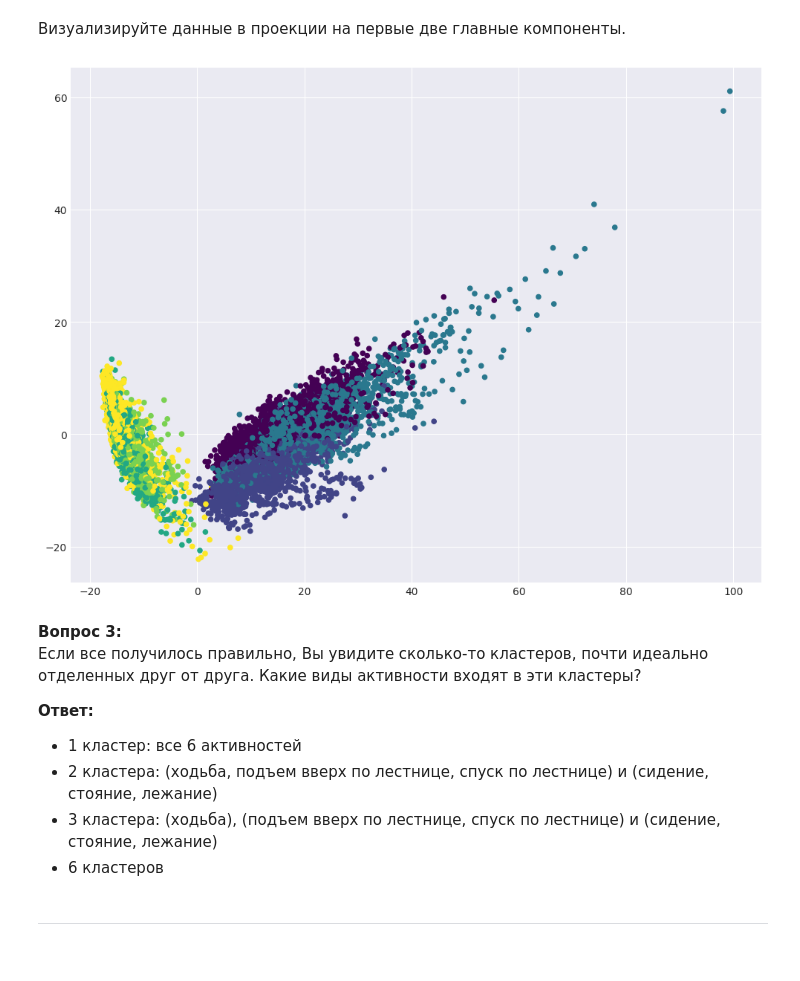
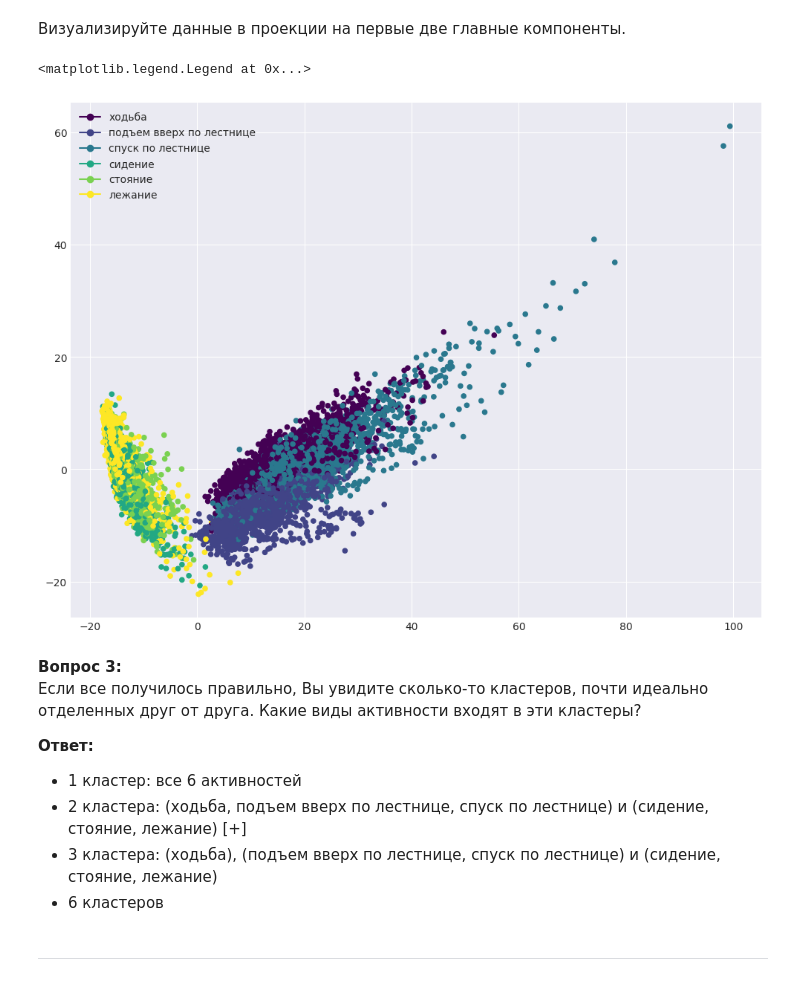
Before and after one commit to k1noX/bmstu-magistracy, a Jupyter notebook: 1st-term/intellectual-systems/lab2/main.ipynb, the cells around one changed output. Drawn from its saved outputs; the diff is of its cells as text; code cells hidden in the pictures.

```diff
--- a/1st-term/intellectual-systems/lab2/main.ipynb
+++ b/1st-term/intellectual-systems/lab2/main.ipynb
@@ -167,18 +120,35 @@ round(float(pca.explained_variance_ratio_[0] * 100))
 51
 # %% [markdown]
 Визуализируйте данные в проекции на первые две главные компоненты.
-# %%
-# Ваш код здесь
-plt.scatter(X_pca[:, 0], X_pca[:, 1], c=y, s=20, cmap="viridis");
-# %% [output]
-[figure, removed]
+# %%
+from matplotlib.colors import ListedColormap
+
+labels = [
+    'ходьба', 'подъем вверх по лестнице',
+    'спуск по лестнице', 'сидение', 'стояние', 'лежание'
+]
+colors = plt.cm.viridis(np.linspace(0, 1, 6))
+cmap = ListedColormap(colors)
+
+fig, ax = plt.subplots()
+ax.scatter(X_pca[:, 0], X_pca[:, 1], c=y, cmap=cmap, s=20)
+
+handles = []
+for i, color in enumerate(colors):
+    handle = plt.Line2D([0], [0], marker='o', color=color, label=labels[i])
+    handles.append(handle)
+
+ax.legend(handles=handles)
+# %% [output]
+<matplotlib.legend.Legend at 0x...>
+[figure, added]
 # %% [markdown]
 **Вопрос 3:**<br>
 Если все получилось правильно, Вы увидите сколько-то кластеров, почти идеально отделенных друг от друга. Какие виды активности входят в эти кластеры?<br>
 
 **Ответ:**
 - 1 кластер: все 6 активностей
-- 2 кластера: (ходьба, подъем вверх по лестнице, спуск по лестнице) и (сидение, стояние, лежание)
+- 2 кластера: (ходьба, подъем вверх по лестнице, спуск по лестнице) и (сидение, стояние, лежание) [+]
 - 3 кластера: (ходьба), (подъем вверх по лестнице, спуск по лестнице) и (сидение, стояние, лежание)
 - 6 кластеров
 # %% [markdown]
```
Also changed, not shown: parts of 20 cells of this notebook, 1 other file.
